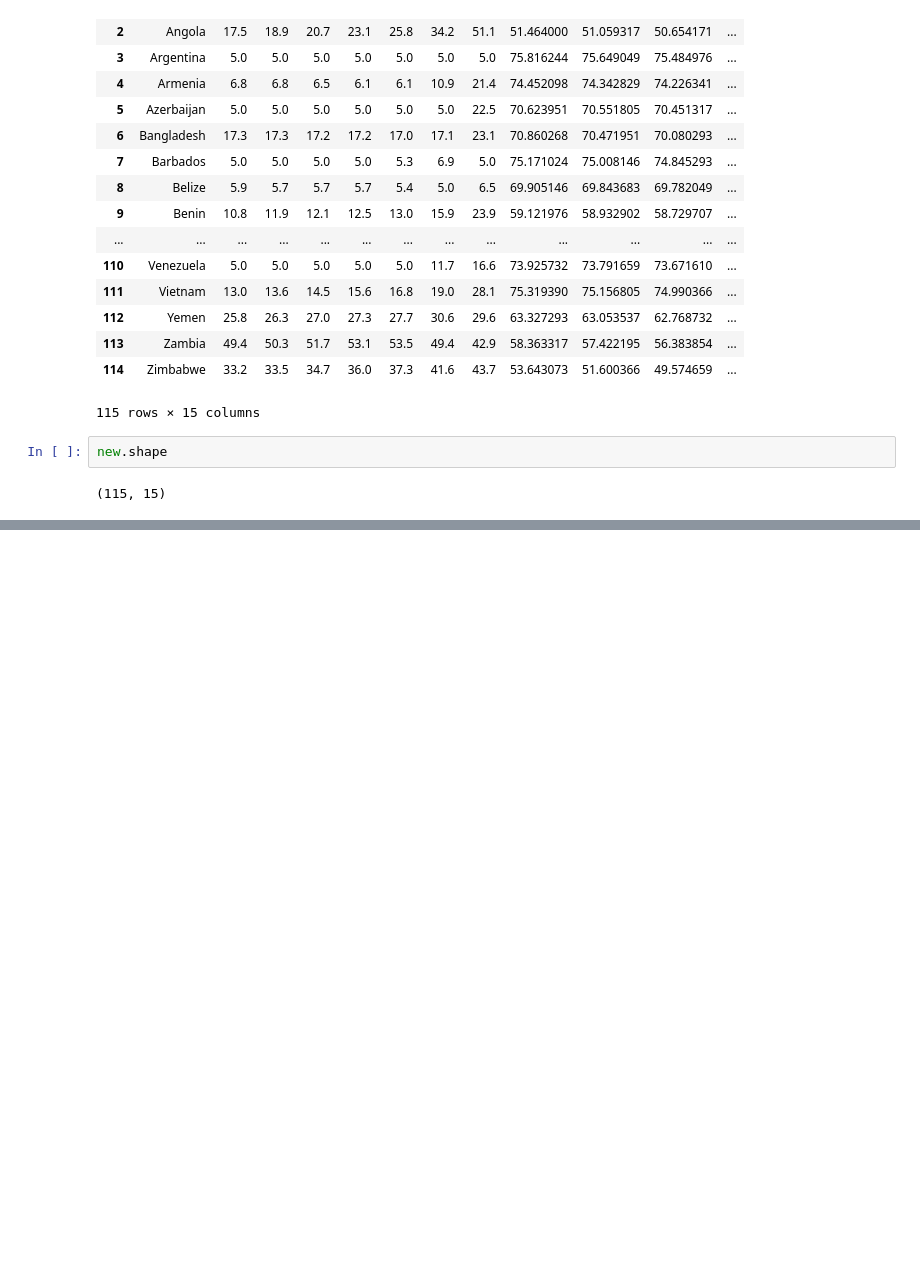
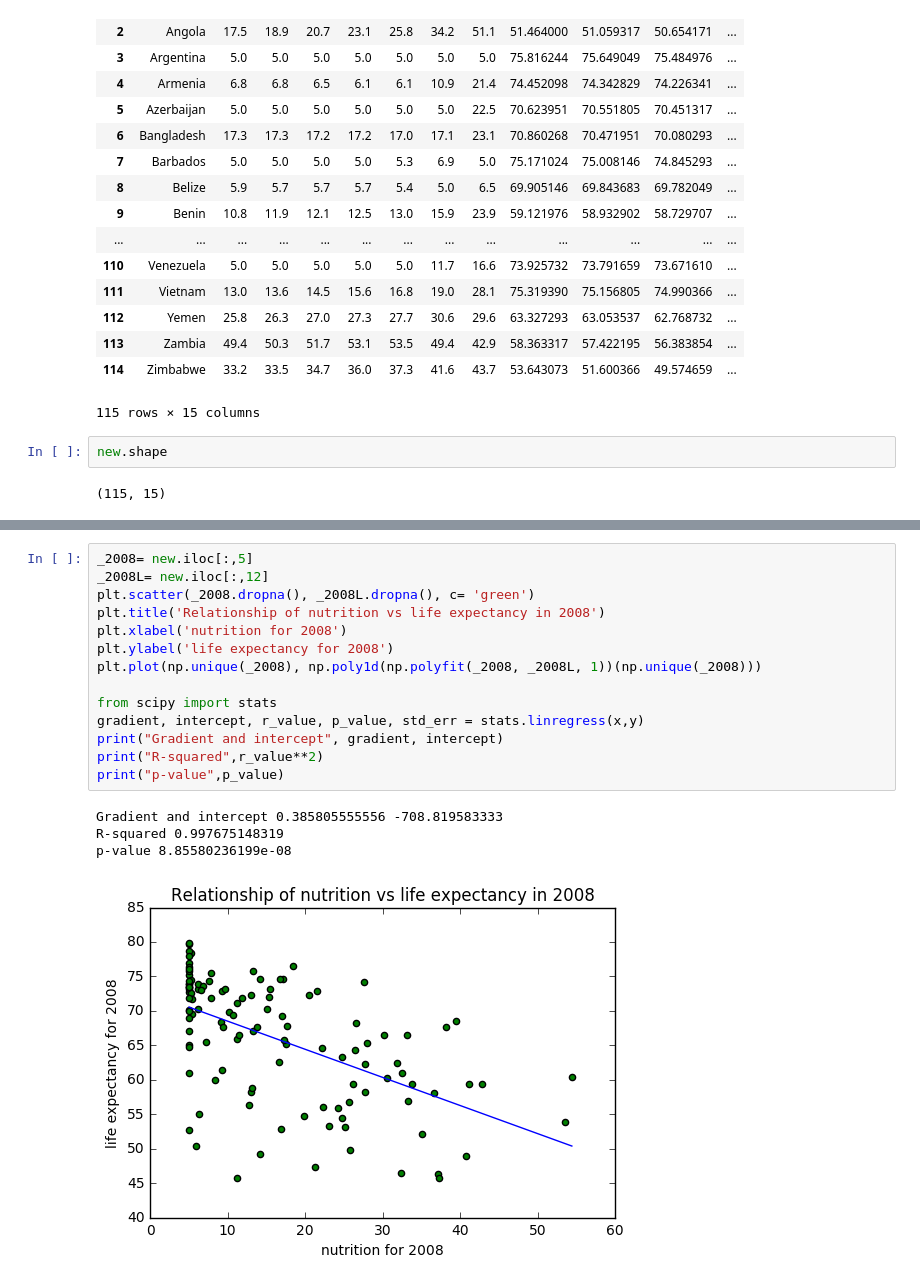
Before and after one commit to UW-Biol419-Wi2017/Life-expectancy-Final-project, a Jupyter notebook: Untitled.ipynb, the cells around one changed output, grey strips where cells are left out. Cells and saved outputs as stored; diff of their text form; blank space fills up the shorter version.

```diff
--- a/Untitled.ipynb
+++ b/Untitled.ipynb
@@ -210,0 +145,19 @@ The standard deviation of life expectancy of 2012 is 8.055847593485318
+# %%
+_2008= new.iloc[:,5]
+_2008L= new.iloc[:,12]
+plt.scatter(_2008.dropna(), _2008L.dropna(), c= 'green')
+plt.title('Relationship of nutrition vs life expectancy in 2008')
+plt.xlabel('nutrition for 2008')
+plt.ylabel('life expectancy for 2008')
+plt.plot(np.unique(_2008), np.poly1d(np.polyfit(_2008, _2008L, 1))(np.unique(_2008)))
+
+from scipy import stats
+gradient, intercept, r_value, p_value, std_err = stats.linregress(x,y)
+print("Gradient and intercept", gradient, intercept)
+print("R-squared",r_value**2)
+print("p-value",p_value)
+# %% [output]
+Gradient and intercept 0.385805555556 -708.819583333
+R-squared 0.997675148319
+p-value 8.85580236199e-08
+[figure, added]
```
Also changed, not shown: parts of 9 cells of this notebook.
